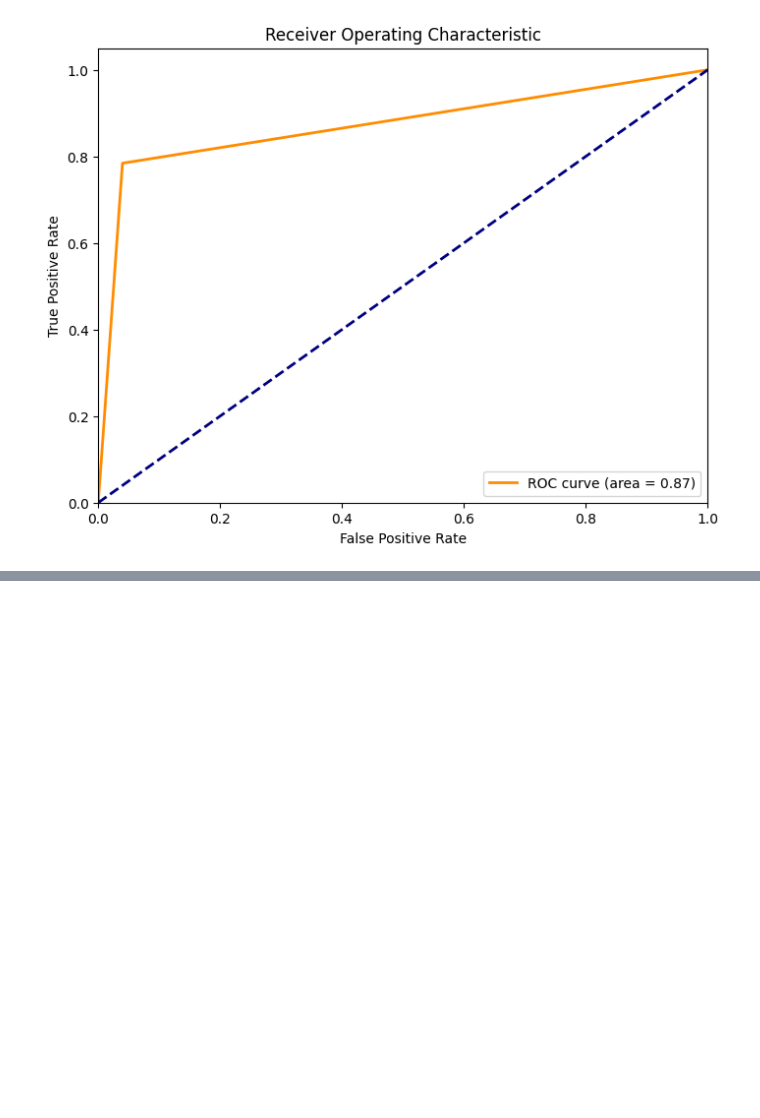
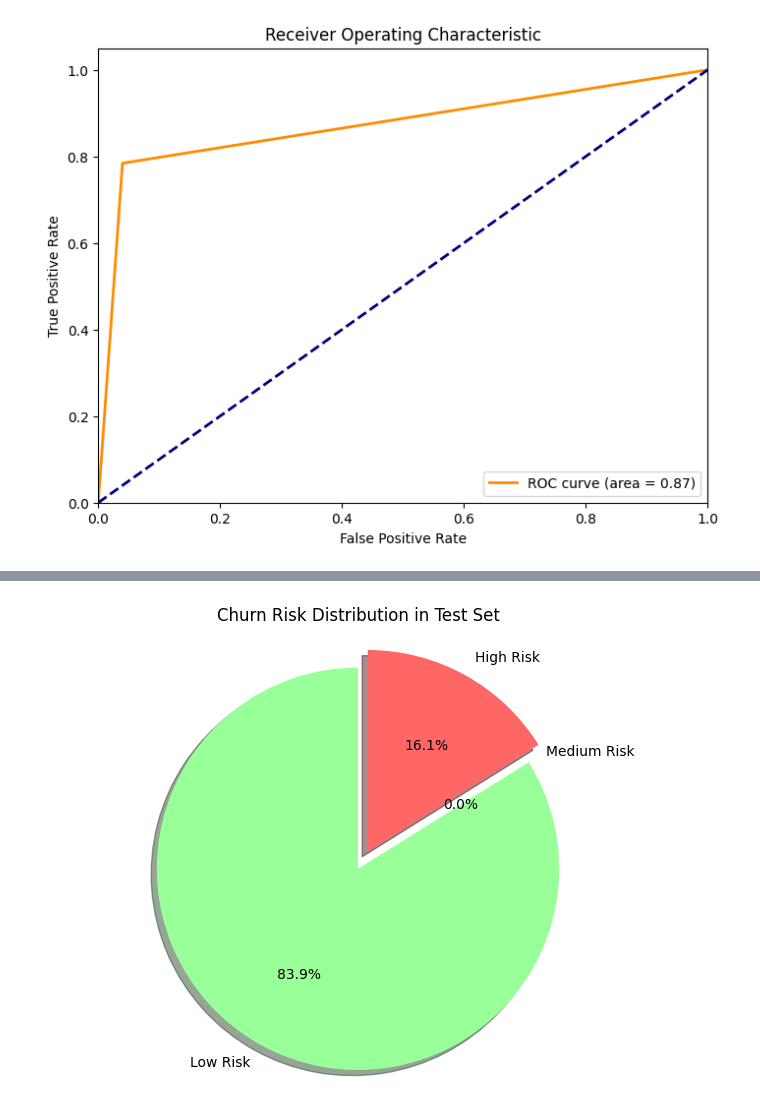
Before and after one commit to mahsanazar/Machine-Learnin--Churn-prediction, a Jupyter notebook: decisiontreemodel.ipynb, the cells around one changed output, grey strips where cells are left out. Saved outputs shown, nothing was run; the diff lists cells and outputs as text; code cells hidden in the pictures; blank space fills up the shorter version.

```diff
--- a/decisiontreemodel.ipynb
+++ b/decisiontreemodel.ipynb
@@ -152,0 +190,8 @@ plt.show()
+# %%
+# Assuming 'y_probs' contains the probabilities of churning
+X_test['Churn_Probability'] = y_probs
+X_test['Risk_Segment'] = pd.cut(X_test['Churn_Probability'], bins=[0, 0.33, 0.66, 1], labels=['Low', 'Medium', 'High'])
+
+# Analyzing different segments
+segment_analysis = X_test.groupby('Risk_Segment').mean()
+print(segment_analysis)
@@ -152,0 +216,8 @@ plt.show()
+# %%
+# Identify high-risk customers
+high_risk_customers = X_test[X_test['Risk_Segment'] == 'High']
+
+# Sample action: Send a promotional email
+high_risk_customers['Action'] = 'Send 10% discount offer on next bill'
+
+print(high_risk_customers[['Churn_Probability', 'Action']])
@@ -152,0 +293,44 @@ plt.show()
+# %%
+import matplotlib.pyplot as plt
+import pandas as pd
+
+# Assuming 'y_probs' contains the probabilities of churning for the test set
+# Let's create a DataFrame for easy manipulation
+test_results = pd.DataFrame({
+    'Churn_Probability': y_probs,
+    'Actual': y_test
+})
+
+# Define risk categories based on churn probability
+def risk_category(prob):
+    if prob > 0.66:
+        return 'High Risk'
+    elif prob > 0.33:
+        return 'Medium Risk'
+    else:
+        return 'Low Risk'
+
+# Apply function to categorize risks
+test_results['Risk_Category'] = test_results['Churn_Probability'].apply(risk_category)
+
+# Save this data to a CSV file
+high_risk_customers.to_csv('high_risk_customers.csv', index=False)
+
+print("High risk customers saved to 'high_risk_customers.csv'.")
+# Count the number of customers in each category, ensuring all categories are represented
+risk_counts = test_results['Risk_Category'].value_counts().reindex(['Low Risk', 'Medium Risk', 'High Risk'], fill_value=0)
+
+# Labels, sizes, colors, and explosion settings
+labels = risk_counts.index
+sizes = risk_counts.values
+colors = ['#99ff99', '#ffcc99', '#ff6666']  # Green for low, orange for medium, red for high
+explode = (0, 0, 0.1)  # only explode the slice for 'High Risk'
+
+# Plotting the pie chart
+plt.figure(figsize=(8, 6))
+plt.pie(sizes, explode=explode, labels=labels, colors=colors, autopct='%1.1f%%', shadow=True, startangle=90)
+plt.axis('equal')  # Equal aspect ratio ensures that pie is drawn as a circle.
+plt.title('Churn Risk Distribution in Test Set')
+plt.show()
+# %% [output]
+[figure, added]
```
Also changed, not shown: parts of 18 cells of this notebook, 20 other files.
